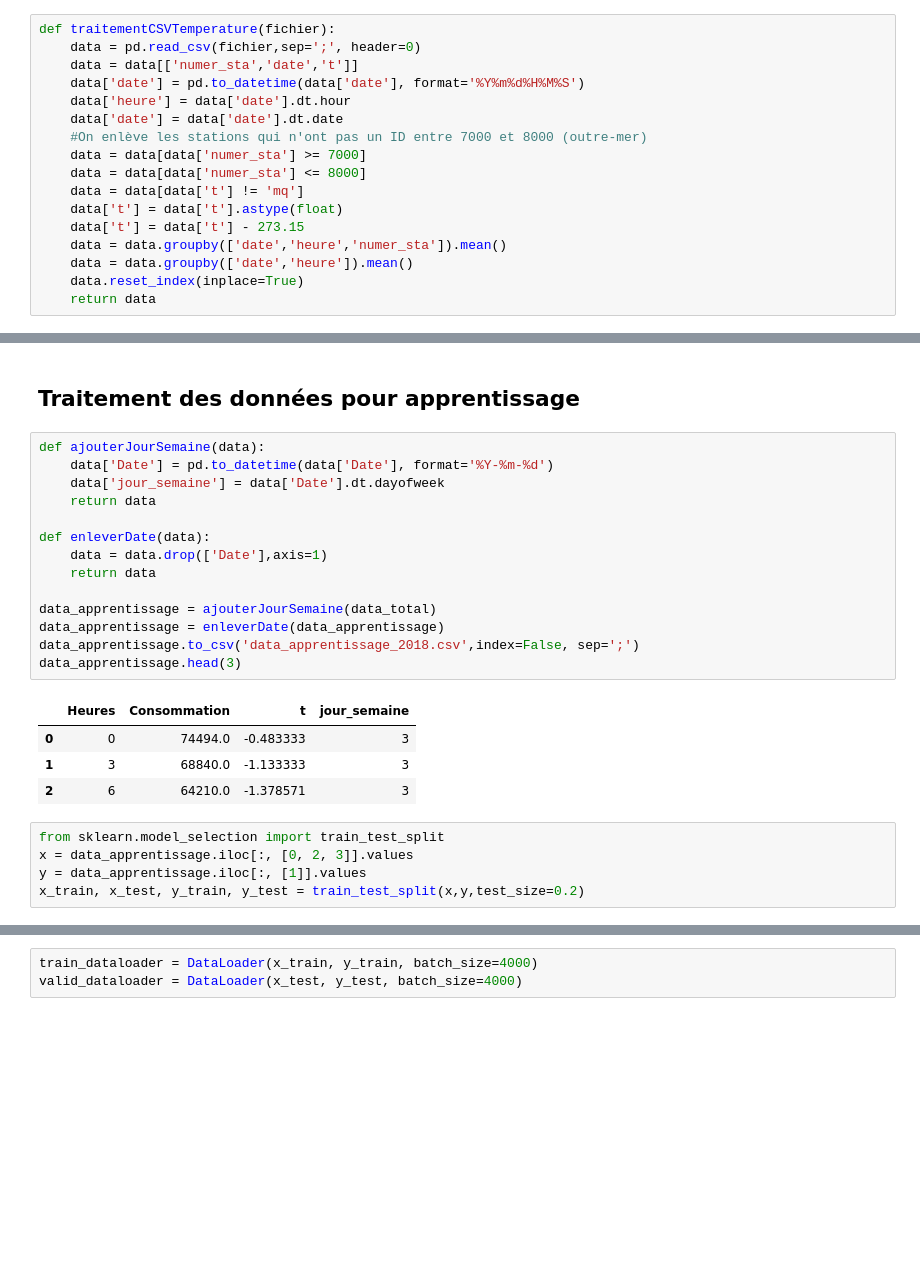
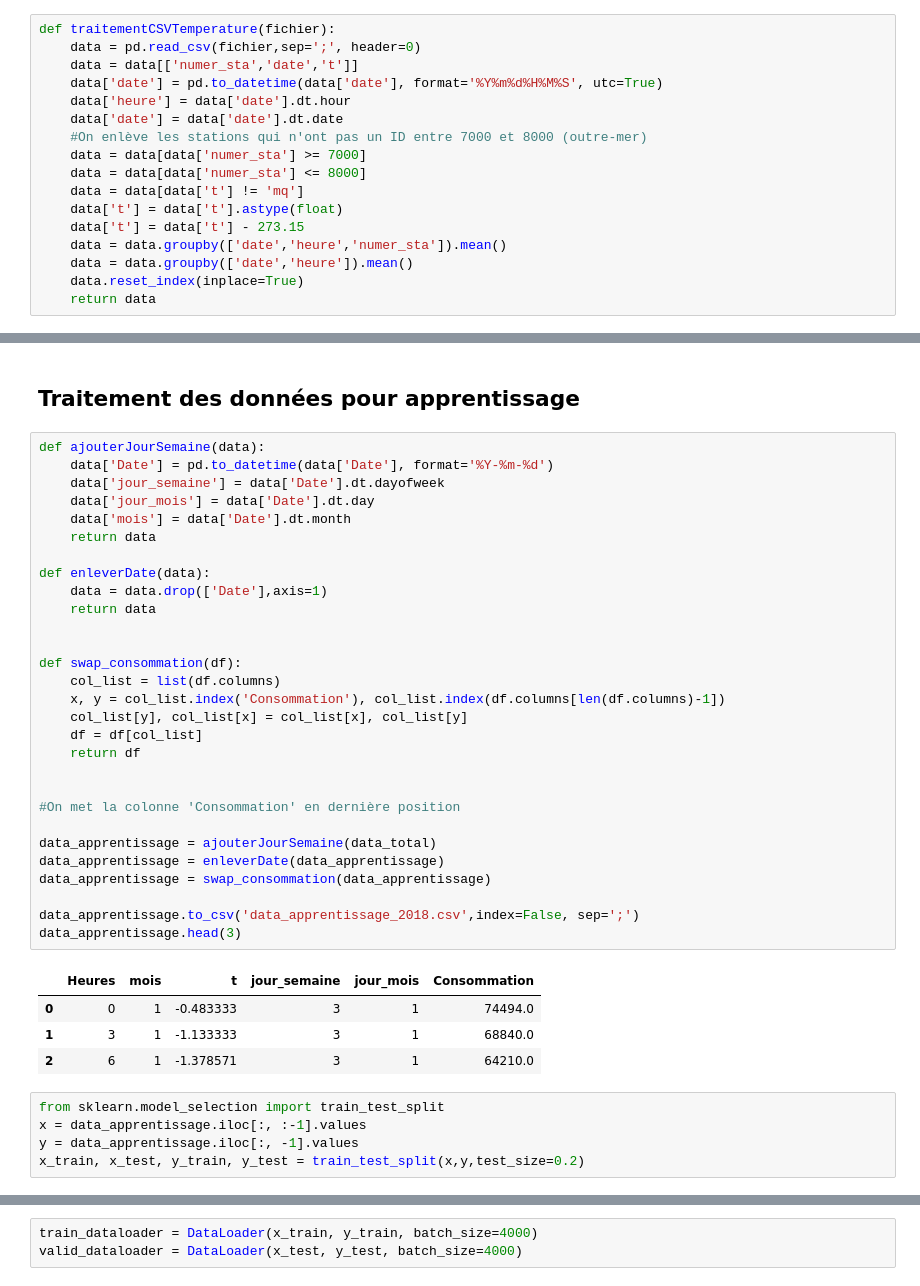
Before and after one commit to baudu69/ProjetBI, a Jupyter notebook: BI.ipynb, the cells around one changed output, grey strips where cells are left out. Cells and saved outputs as stored; diff of their text form; blank space fills up the shorter version.

```diff
--- a/BI.ipynb
+++ b/BI.ipynb
@@ -16,7 +12,7 @@ import tensorflow as tf
 def traitementCSVTemperature(fichier):
     data = pd.read_csv(fichier,sep=';', header=0)
     data = data[['numer_sta','date','t']]
-    data['date'] = pd.to_datetime(data['date'], format='%Y%m%d%H%M%S')
+    data['date'] = pd.to_datetime(data['date'], format='%Y%m%d%H%M%S', utc=True)
     data['heure'] = data['date'].dt.hour
     data['date'] = data['date'].dt.date
     #On enlève les stations qui n'ont pas un ID entre 7000 et 8000 (outre-mer)
@@ -75,26 +71,41 @@ data_total.to_csv('data_total.csv',index=False, sep=';')
 # %%
 def ajouterJourSemaine(data):
     data['Date'] = pd.to_datetime(data['Date'], format='%Y-%m-%d')
     data['jour_semaine'] = data['Date'].dt.dayofweek
+    data['jour_mois'] = data['Date'].dt.day
+    data['mois'] = data['Date'].dt.month
     return data
 
 def enleverDate(data):
     data = data.drop(['Date'],axis=1)
     return data
 
+
+def swap_consommation(df):
+    col_list = list(df.columns)
+    x, y = col_list.index('Consommation'), col_list.index(df.columns[len(df.columns)-1])
+    col_list[y], col_list[x] = col_list[x], col_list[y]
+    df = df[col_list]
+    return df
+
+
+#On met la colonne 'Consommation' en dernière position
+
 data_apprentissage = ajouterJourSemaine(data_total)
 data_apprentissage = enleverDate(data_apprentissage)
+data_apprentissage = swap_consommation(data_apprentissage)
+
 data_apprentissage.to_csv('data_apprentissage_2018.csv',index=False, sep=';')
 data_apprentissage.head(3)
 # %% [output]
-|  | Heures | Consommation | t | jour_semaine |
-| 0 | 0 | 74494.0 | -0.483333 | 3 |
-| 1 | 3 | 68840.0 | -1.133333 | 3 |
-| 2 | 6 | 64210.0 | -1.378571 | 3 |
+|  | Heures | mois | t | jour_semaine | jour_mois | Consommation |
+| 0 | 0 | 1 | -0.483333 | 3 | 1 | 74494.0 |
+| 1 | 3 | 1 | -1.133333 | 3 | 1 | 68840.0 |
+| 2 | 6 | 1 | -1.378571 | 3 | 1 | 64210.0 |
 # %%
 from sklearn.model_selection import train_test_split
-x = data_apprentissage.iloc[:, [0, 2, 3]].values
-y = data_apprentissage.iloc[:, [1]].values
+x = data_apprentissage.iloc[:, :-1].values
+y = data_apprentissage.iloc[:, -1].values
 x_train, x_test, y_train, y_test = train_test_split(x,y,test_size=0.2)
 # %%
 
```
Also changed, not shown: parts of 11 cells of this notebook, 1 other file.
